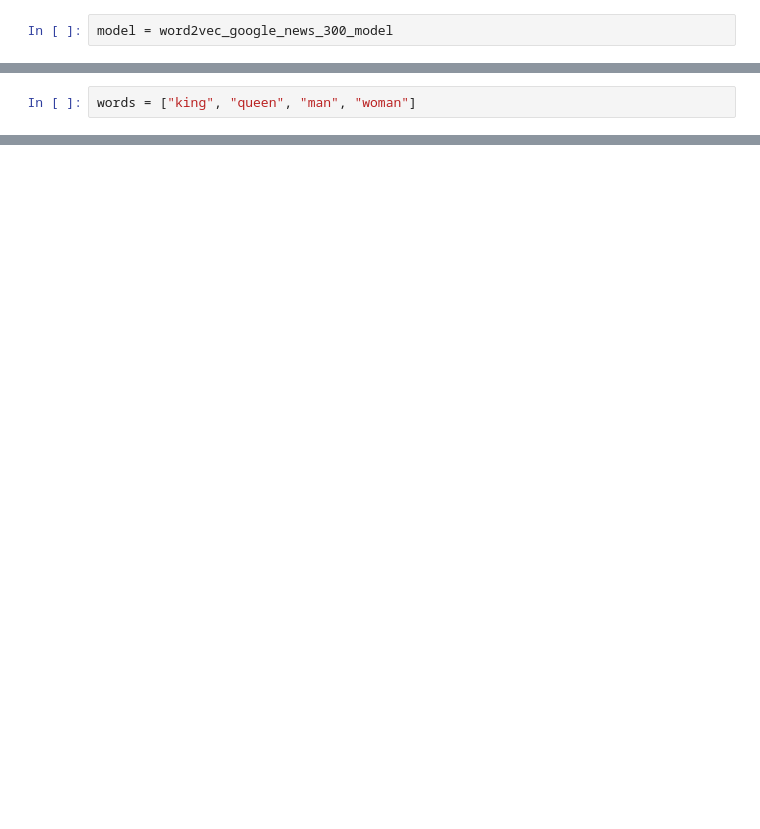
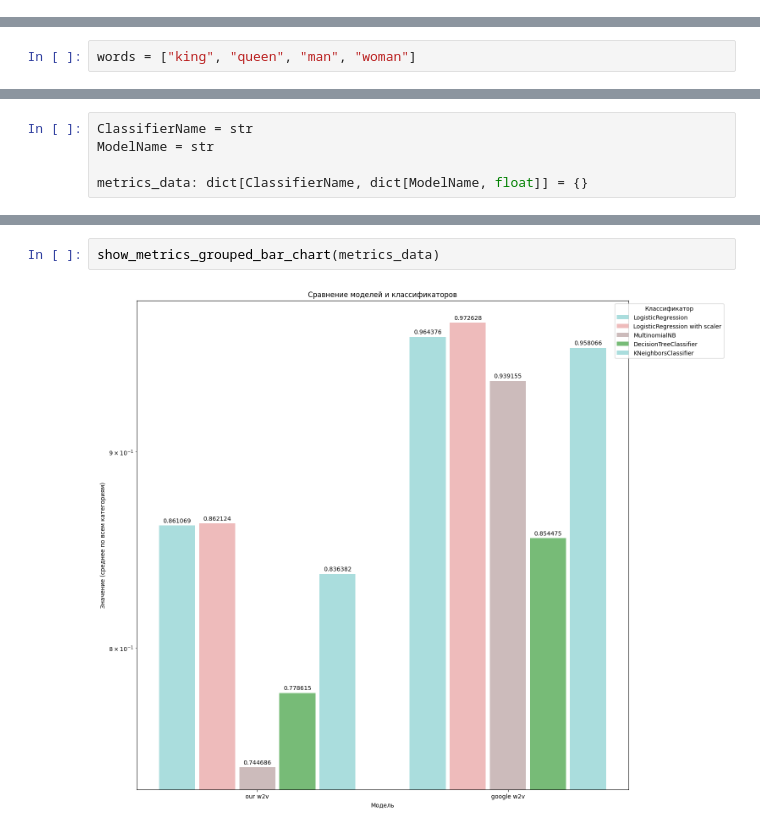
Before and after one commit to DeadlySquad13/t5-2-MachineLearningMethods__, a Jupyter notebook: src/text_classification/main.ipynb, the cells around one changed output, grey strips where cells are left out. Drawn from its saved outputs; the diff is of its cells as text; blank space fills up the shorter version.

Commit message:
[Enh]: Added word2vec classification for both self-trained model and google model.

```diff
--- a/src/text_classification/main.ipynb
+++ b/src/text_classification/main.ipynb
@@ -36,5 +220,3 @@ from gensim.downloader import info, load
 # You can safely restart this cell, gensim will download it only once.
 # It still takes some time to load, though.
 word2vec_google_news_300_model = load("word2vec-google-news-300")
-# %%
-model = word2vec_google_news_300_model
@@ -154,0 +427,5 @@ displacy.render(spacy_text, style="dep", jupyter=IS_JUPYTER)
+# %%
+ClassifierName = str
+ModelName = str
+
+metrics_data: dict[ClassifierName, dict[ModelName, float]] = {}
@@ -154,0 +855,4 @@ displacy.render(spacy_text, style="dep", jupyter=IS_JUPYTER)
+# %%
+show_metrics_grouped_bar_chart(metrics_data)
+# %% [output]
+[figure, added]
```
Also changed, not shown: parts of 104 cells of this notebook, 4 other files.
